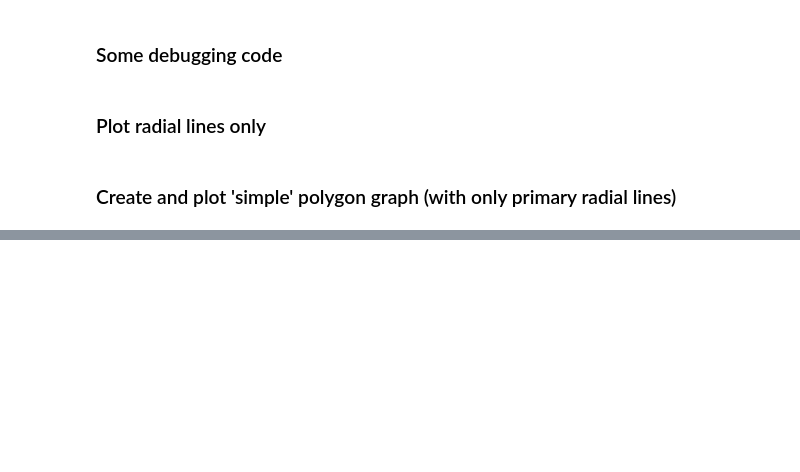
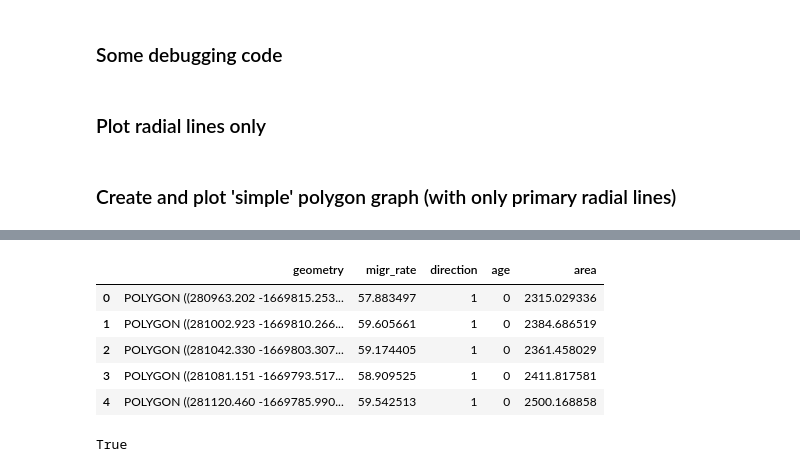
Before and after one commit to zsylvester/meandergraph, a Jupyter notebook: meandergraph/meandergraph_Mamore_banks_example.ipynb, the cells around one changed output, grey strips where cells are left out. Drawn from its saved outputs; the diff is of its cells as text; code cells hidden in the pictures; blank space fills up the shorter version.

```diff
--- a/meandergraph/meandergraph_Mamore_banks_example.ipynb
+++ b/meandergraph/meandergraph_Mamore_banks_example.ipynb
@@ -323,0 +669,24 @@ plt.axis('equal');
+# %%
+polys = []
+migr_rates = []
+directions = []
+ages = []
+for node in poly_graph_2.nodes:
+    polys.append(poly_graph_2.nodes[node]['poly'])
+    migr_rates.append(poly_graph_2.nodes[node]['migr_rate']*poly_graph_2.nodes[node]['direction'])
+    directions.append(poly_graph_2.nodes[node]['direction'])
+    ages.append(poly_graph_2.nodes[node]['age'])
+gdf = gpd.GeoDataFrame(polys, columns = ['geometry'])
+gdf['migr_rate'] = migr_rates
+gdf['direction'] = directions
+gdf['age'] = ages
+gdf['area'] = gdf.area
+gdf.crs = {'init' :'epsg:32620'}
+gdf.head()
+# %% [output]
+|  | geometry | migr_rate | direction | age | area |
+| 0 | POLYGON ((280963.202 -1669815.253... | 57.883497 | 1 | 0 | 2315.029336 |
+| 1 | POLYGON ((281002.923 -1669810.266... | 59.605661 | 1 | 0 | 2384.686519 |
+| 2 | POLYGON ((281042.330 -1669803.307... | 59.174405 | 1 | 0 | 2361.458029 |
+| 3 | POLYGON ((281081.151 -1669793.517... | 58.909525 | 1 | 0 | 2411.817581 |
+| 4 | POLYGON ((281120.460 -1669785.990... | 59.542513 | 1 | 0 | 2500.168858 |
@@ -323,0 +699,4 @@ plt.axis('equal');
+# %%
+poly.is_valid
+# %% [output]
+True
```
Also changed, not shown: parts of 51 cells of this notebook.
